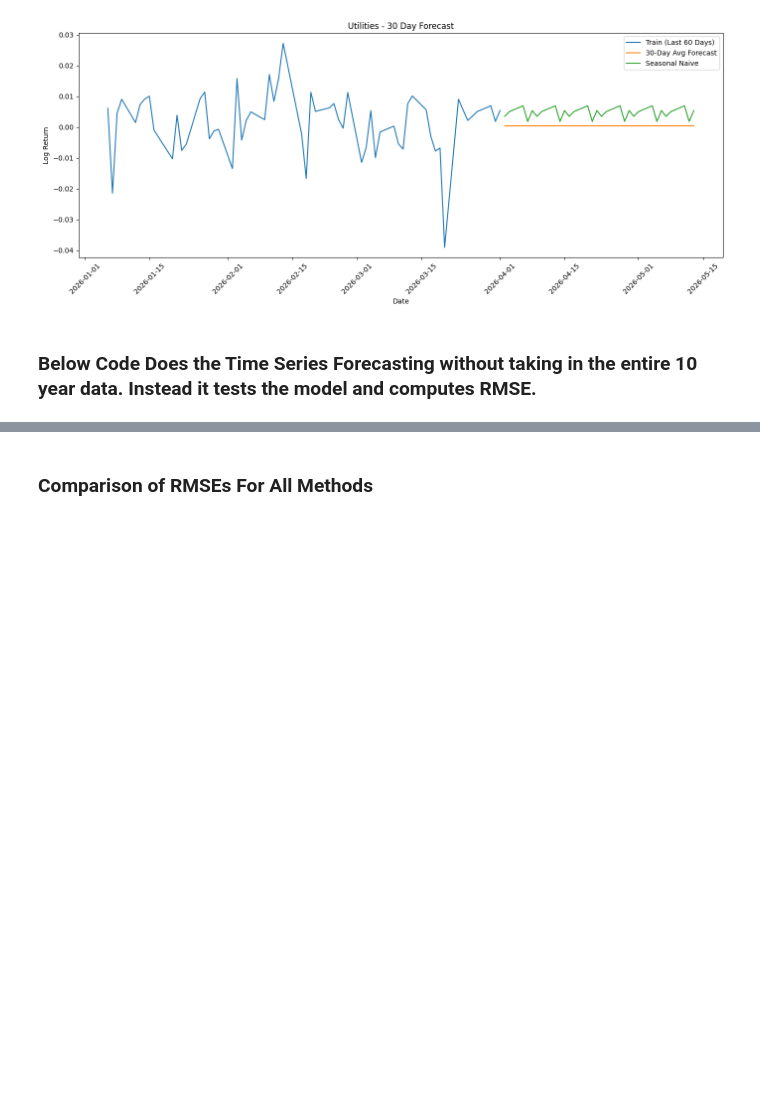
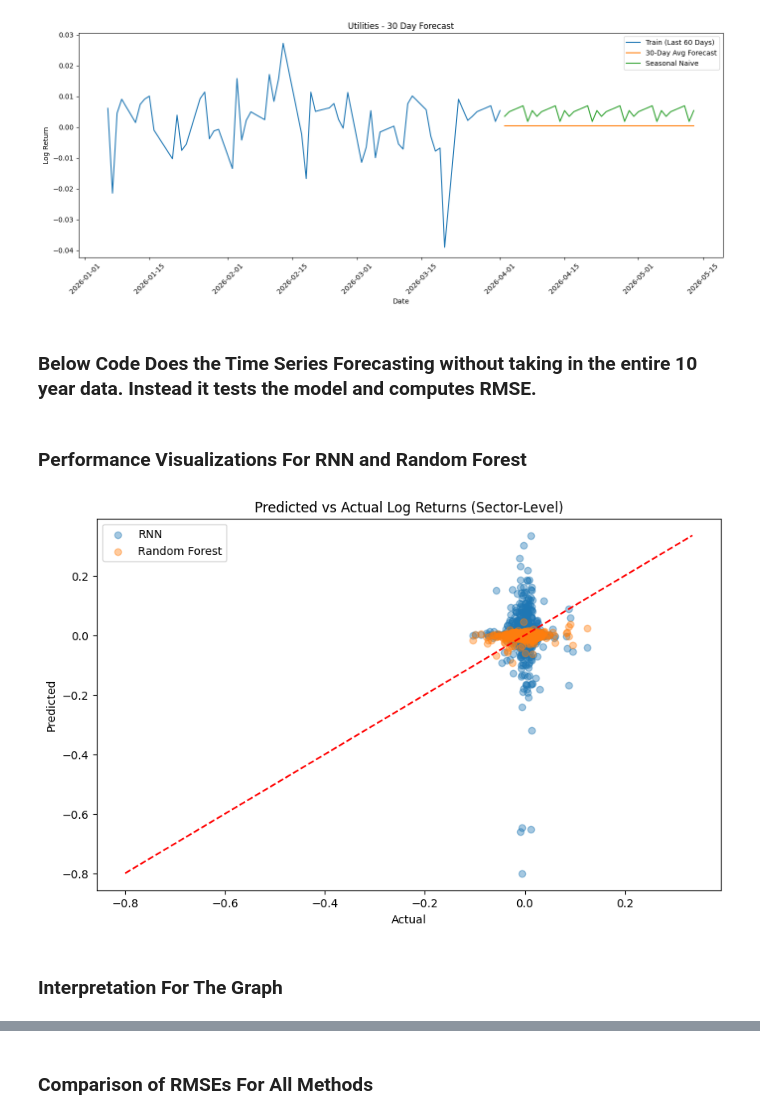
Before and after one commit to VittyBagel/S-P-500-Sector-Trend-Analysis, a Jupyter notebook: final_project.ipynb, the cells around one changed output, grey strips where cells are left out. Saved outputs shown, nothing was run; the diff lists cells and outputs as text; code cells hidden in the pictures; blank space fills up the shorter version.

```diff
--- a/final_project.ipynb
+++ b/final_project.ipynb
@@ -196,7 +195,7 @@ def create_sequences(df, features, target, window):
     return np.array(X), np.array(y)
 
 rnn_results = []
-
+rnn_all = []
 for sector in sector_df["GICS Sector"].unique():
 
     df_s = sector_df[sector_df["GICS Sector"] == sector].copy()
@@ -239,6 +238,10 @@ for sector in sector_df["GICS Sector"].unique():
     )
 
     preds = model.predict(X_test)
+    rnn_all.append(pd.DataFrame({
+    "sector": sector,
+    "actual": y_test,
+    "pred_rnn": preds.flatten()}))
 
     rmse = np.sqrt(mean_squared_error(y_test, preds))
 
@@ -283,7 +286,7 @@ features = [
     "breadth"
 ]
 rf_results = []
-
+rf_all = []
 for sector in sector_df["GICS Sector"].unique():
     df_s = sector_df[sector_df["GICS Sector"] == sector].copy()
 
@@ -302,6 +305,7 @@ for sector in sector_df["GICS Sector"].unique():
     model = RandomForestRegressor(n_estimators=200, random_state=42) #Regressor because "target" is log_return which is not binary (0, 1)
     model.fit(X_train, y_train)
     preds = model.predict(X_test)
+    rf_all.append(pd.DataFrame({"sector": sector,"actual": y_test,"pred_rf": preds}))
     rmse = np.sqrt(mean_squared_error(y_test, preds))
     rf_results.append([sector, "random_forest", rmse])
 
@@ -494,3 +498,34 @@ for sector in lr_ts.columns:
     results.append([sector, "seasonal_naive", seasonal_rmse])
 
 comparison_df = pd.DataFrame(results, columns=["sector", "method", "rmse"])
+# %% [markdown]
+### Performance Visualizations For RNN and Random Forest
+# %%
+rnn_df = pd.concat(rnn_all, ignore_index=True)
+rf_df = pd.concat(rf_all, ignore_index=True)
+
+merged = pd.merge(
+    rnn_df,
+    rf_df,
+    on=["sector", "actual"],
+    how="inner"
+)
+plt.figure(figsize=(10,6))
+
+plt.scatter(merged["actual"], merged["pred_rnn"], alpha=0.4, label="RNN")
+plt.scatter(merged["actual"], merged["pred_rf"], alpha=0.4, label="Random Forest")
+
+min_val = min(merged["actual"].min(), merged["pred_rnn"].min(), merged["pred_rf"].min())
+max_val = max(merged["actual"].max(), merged["pred_rnn"].max(), merged["pred_rf"].max())
+
+plt.plot([min_val, max_val], [min_val, max_val], "r--")
+
+plt.title("Predicted vs Actual Log Returns (Sector-Level)")
+plt.xlabel("Actual")
+plt.ylabel("Predicted")
+plt.legend()
+plt.show()
+# %% [output]
+[figure, added]
+# %% [markdown]
+### Interpretation For The Graph
```
Also changed, not shown: parts of 9 cells of this notebook, 1 other file.
